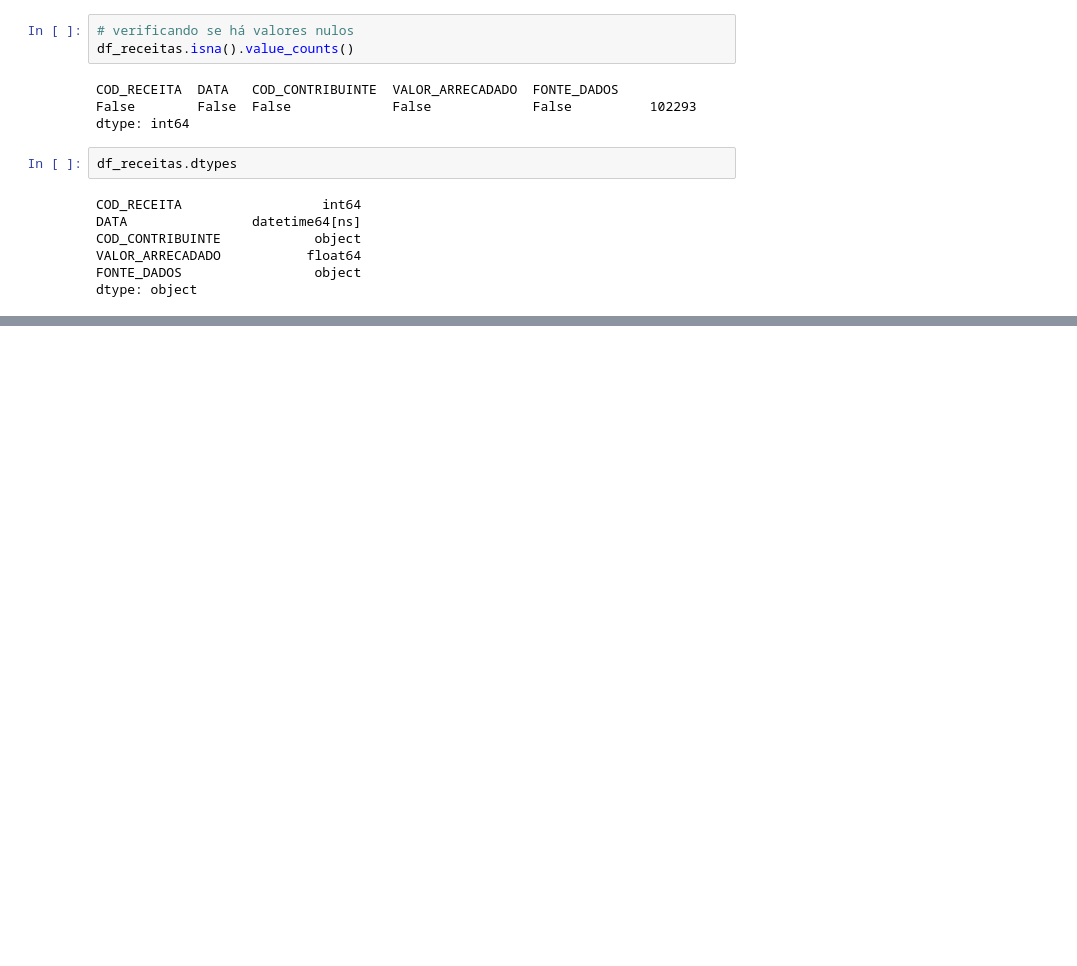
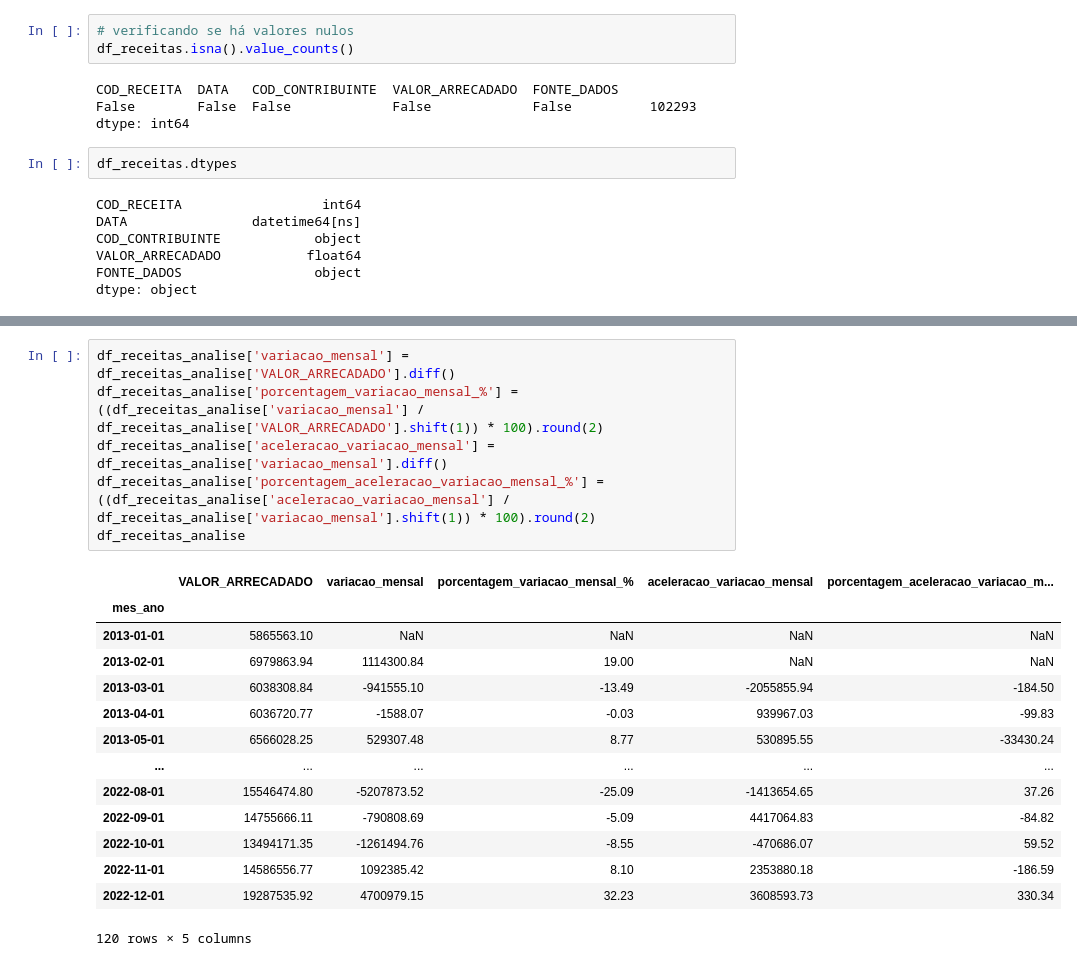
Before and after one commit to AllysonAbreu/dw_contas_publicas_2022, a Jupyter notebook: dea_receitas_dados_novos.ipynb, the cells around one changed output, grey strips where cells are left out. Drawn from its saved outputs; the diff is of its cells as text; blank space fills up the shorter version.

```diff
--- a/dea_receitas_dados_novos.ipynb
+++ b/dea_receitas_dados_novos.ipynb
@@ -258,6 +257,27 @@ df_receitas_analise
 | 2022-11-01 | 14586556.77 |
 | 2022-12-01 | 19287535.92 |
 120 rows × 1 columns
+# %%
+df_receitas_analise['variacao_mensal'] = df_receitas_analise['VALOR_ARRECADADO'].diff()
+df_receitas_analise['porcentagem_variacao_mensal_%'] = ((df_receitas_analise['variacao_mensal'] / df_receitas_analise['VALOR_ARRECADADO'].shift(1)) * 100).round(2)
+df_receitas_analise['aceleracao_variacao_mensal'] = df_receitas_analise['variacao_mensal'].diff()
+df_receitas_analise['porcentagem_aceleracao_variacao_mensal_%'] = ((df_receitas_analise['aceleracao_variacao_mensal'] / df_receitas_analise['variacao_mensal'].shift(1)) * 100).round(2)
+df_receitas_analise
+# %% [output]
+|  | VALOR_ARRECADADO | variacao_mensal | porcentagem_variacao_mensal_% | aceleracao_variacao_mensal | porcentagem_aceleracao_variacao_m... |
+| mes_ano |  |  |  |  |  |
+| 2013-01-01 | 5865563.10 | NaN | NaN | NaN | NaN |
+| 2013-02-01 | 6979863.94 | 1114300.84 | 19.00 | NaN | NaN |
+| 2013-03-01 | 6038308.84 | -941555.10 | -13.49 | -2055855.94 | -184.50 |
+| 2013-04-01 | 6036720.77 | -1588.07 | -0.03 | 939967.03 | -99.83 |
+| 2013-05-01 | 6566028.25 | 529307.48 | 8.77 | 530895.55 | -33430.24 |
+| ... | ... | ... | ... | ... | ... |
+| 2022-08-01 | 15546474.80 | -5207873.52 | -25.09 | -1413654.65 | 37.26 |
+| 2022-09-01 | 14755666.11 | -790808.69 | -5.09 | 4417064.83 | -84.82 |
+| 2022-10-01 | 13494171.35 | -1261494.76 | -8.55 | -470686.07 | 59.52 |
+| 2022-11-01 | 14586556.77 | 1092385.42 | 8.10 | 2353880.18 | -186.59 |
+| 2022-12-01 | 19287535.92 | 4700979.15 | 32.23 | 3608593.73 | 330.34 |
+120 rows × 5 columns
 # %%
 # Plota o gráfico de linha com as séries temporais
 fig, ax = plt.subplots(figsize=(10, 5))
```
Also changed, not shown: parts of 4 cells of this notebook.
